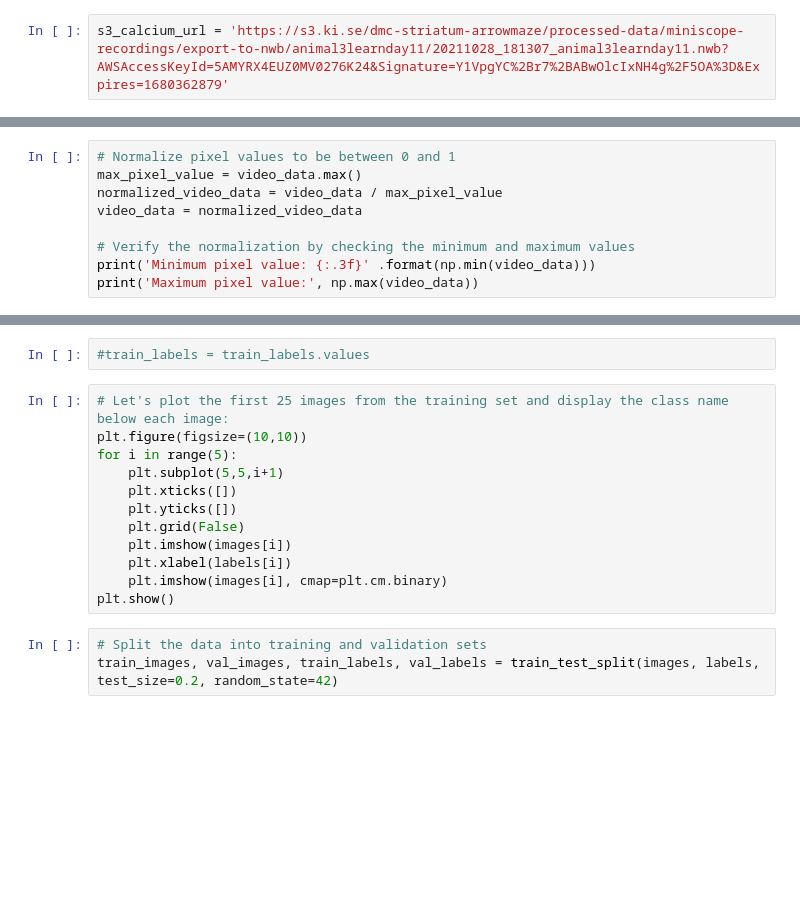
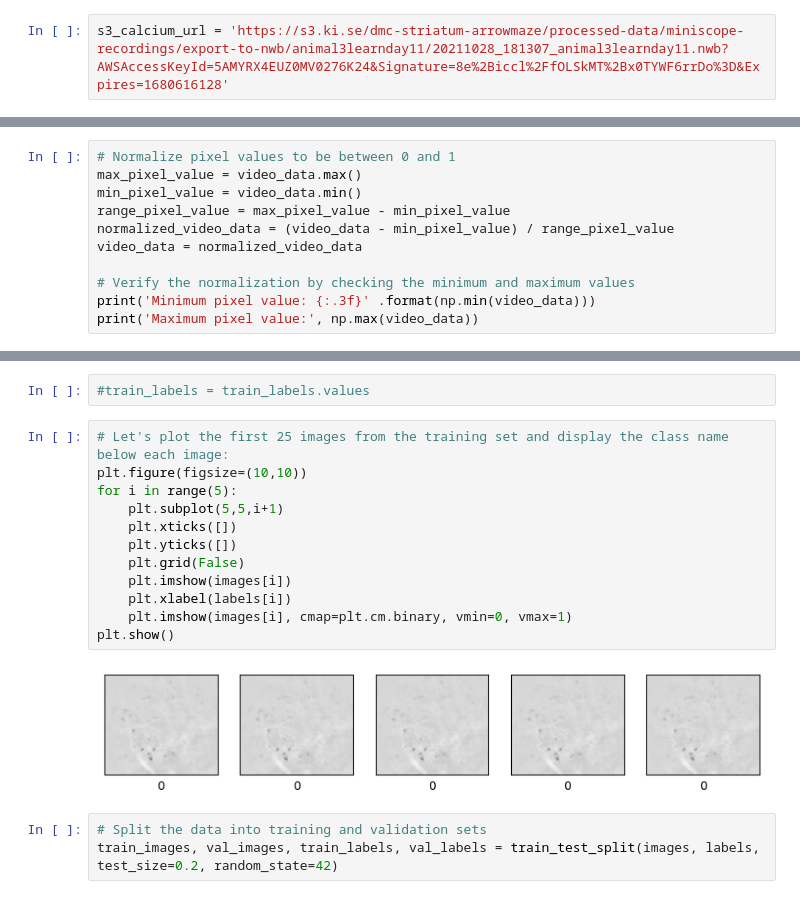
Before and after one commit to konkalaitzidis/bpnn, a Jupyter notebook: src/V2/BPNN_v2.ipynb, the cells around one changed output, grey strips where cells are left out. Saved outputs shown, nothing was run; the diff lists cells and outputs as text; blank space fills up the shorter version.

```diff
--- a/src/V2/BPNN_v2.ipynb
+++ b/src/V2/BPNN_v2.ipynb
@@ -160,4 +182,4 @@ At some point I will also have to align the behavior and the calcium imaging vid
 # %% [markdown]
 ### [Start here] Loading calcium video
 # %%
-s3_calcium_url = 'https://s3.ki.se/dmc-striatum-arrowmaze/processed-data/miniscope-recordings/export-to-nwb/animal3learnday11/20211028_181307_animal3learnday11.nwb?AWSAccessKeyId=5AMYRX4EUZ0MV0276K24&Signature=Y1VpgYC%2Br7%2BABwOlcIxNH4g%2F5OA%3D&Expires=1680362879'
+s3_calcium_url = 'https://s3.ki.se/dmc-striatum-arrowmaze/processed-data/miniscope-recordings/export-to-nwb/animal3learnday11/20211028_181307_animal3learnday11.nwb?AWSAccessKeyId=5AMYRX4EUZ0MV0276K24&Signature=8e%2Biccl%2FfOLSkMT%2Bx0TYWF6rrDo%3D&Expires=1680616128'
@@ -195,7 +247,9 @@ print("The number of video frames is ", num_of_frames, " and the frame dimension
 # %%
 # Normalize pixel values to be between 0 and 1
 max_pixel_value = video_data.max()
-normalized_video_data = video_data / max_pixel_value
+min_pixel_value = video_data.min()
+range_pixel_value = max_pixel_value - min_pixel_value
+normalized_video_data = (video_data - min_pixel_value) / range_pixel_value
 video_data = normalized_video_data
 
 # Verify the normalization by checking the minimum and maximum values
@@ -273,15 +386,17 @@ labels = df_new_annotations['state_id']
 # %%
 # Let's plot the first 25 images from the training set and display the class name below each image:
 plt.figure(figsize=(10,10))
 for i in range(5):
     plt.subplot(5,5,i+1)
     plt.xticks([])
     plt.yticks([])
     plt.grid(False)
     plt.imshow(images[i])
     plt.xlabel(labels[i])
-    plt.imshow(images[i], cmap=plt.cm.binary)
+    plt.imshow(images[i], cmap=plt.cm.binary, vmin=0, vmax=1)
 plt.show()
+# %% [output]
+[figure, added]
 # %%
 # Split the data into training and validation sets
 train_images, val_images, train_labels, val_labels = train_test_split(images, labels, test_size=0.2, random_state=42)
```
Also changed, not shown: parts of 25 cells of this notebook, 2 other files.
